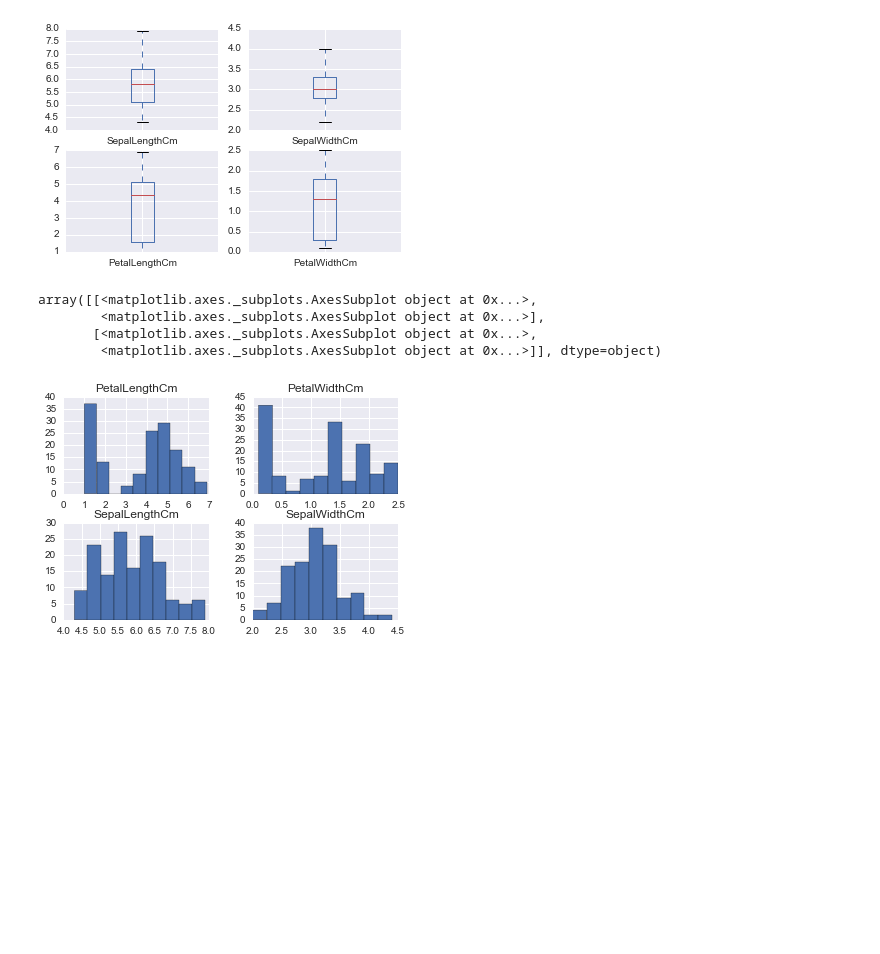
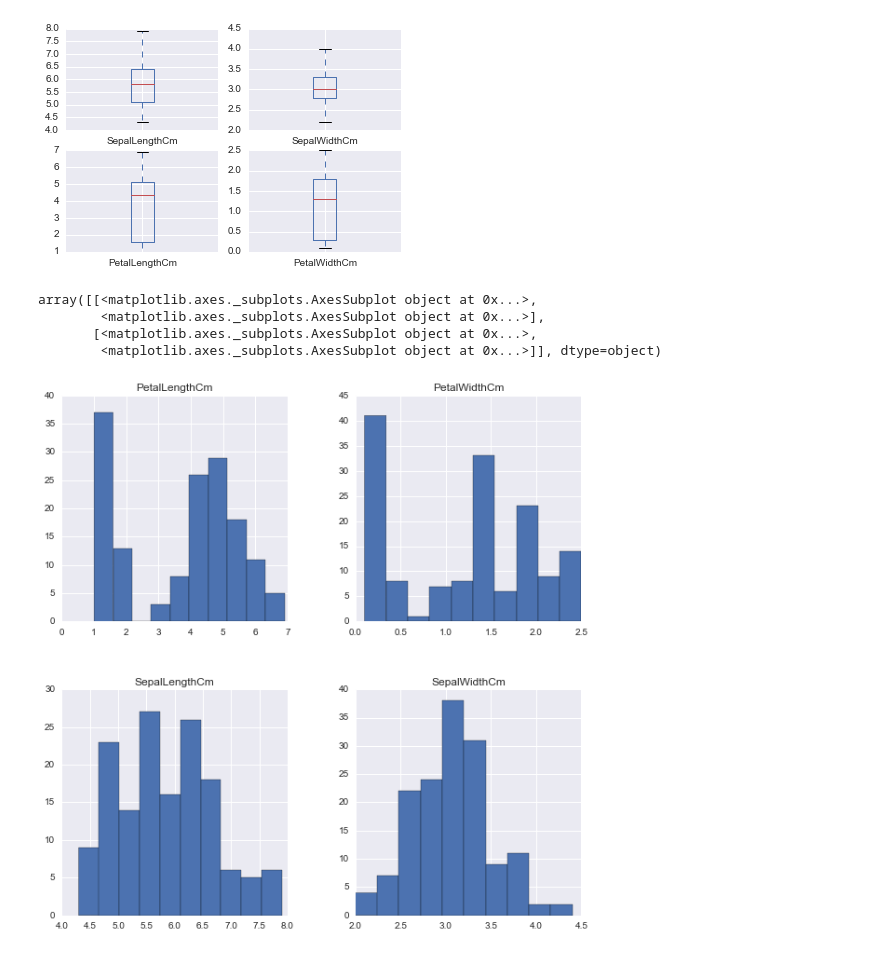
Before and after one commit to shintotm/Kaggle, a Jupyter notebook: IrisSpecies/python/Iris Classification.ipynb, the cells around one changed output. Drawn from its saved outputs; the diff is of its cells as text; code cells hidden in the pictures; blank space fills up the shorter version.

```diff
--- a/IrisSpecies/python/Iris Classification.ipynb
+++ b/IrisSpecies/python/Iris Classification.ipynb
@@ -64,10 +64,10 @@ PetalWidthCm        Axes(0.547727,0.125;0.352273x0.352273)
 dtype: object
 [figure]
 # %%
-dataset.hist()
+dataset.hist(figsize=(10,10))
 # %% [output]
 array([[<matplotlib.axes._subplots.AxesSubplot object at 0x...>,
         <matplotlib.axes._subplots.AxesSubplot object at 0x...>],
        [<matplotlib.axes._subplots.AxesSubplot object at 0x...>,
         <matplotlib.axes._subplots.AxesSubplot object at 0x...>]], dtype=object)
-[figure, old version]
+[figure, new version]
```
Also changed, not shown: parts of 9 cells of this notebook.
